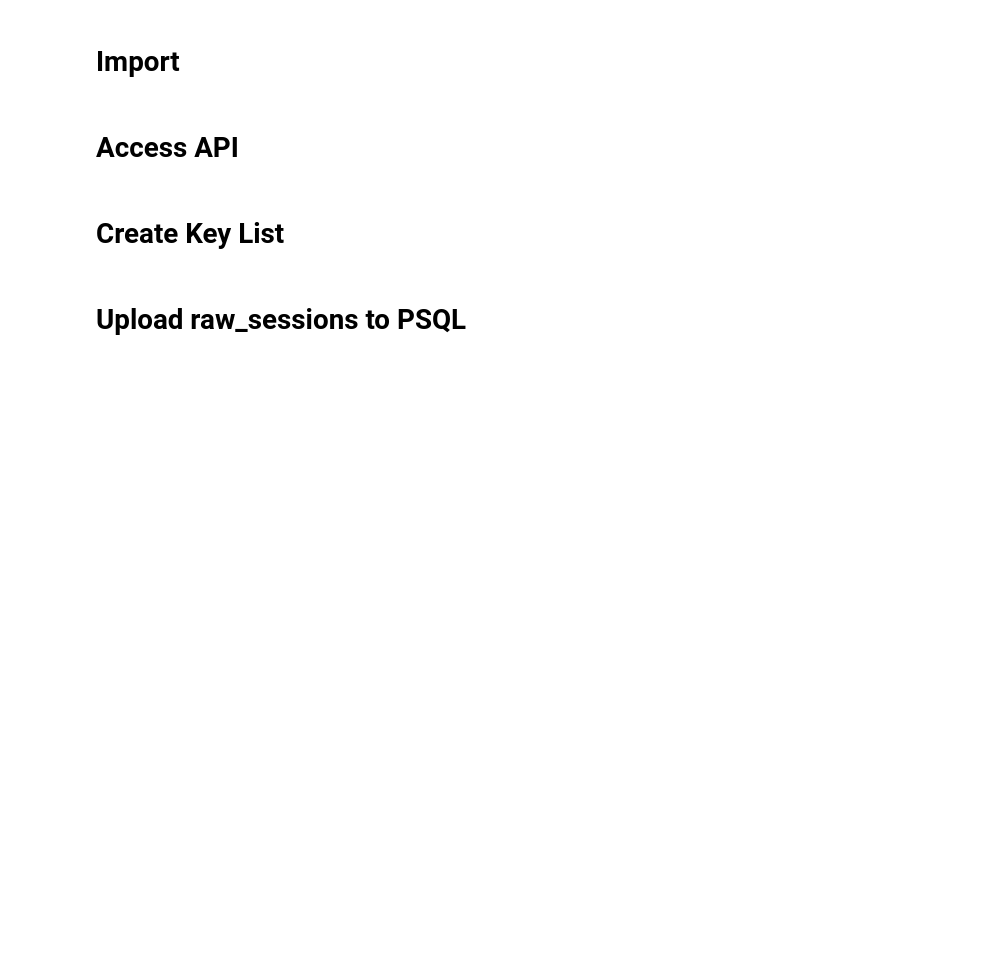
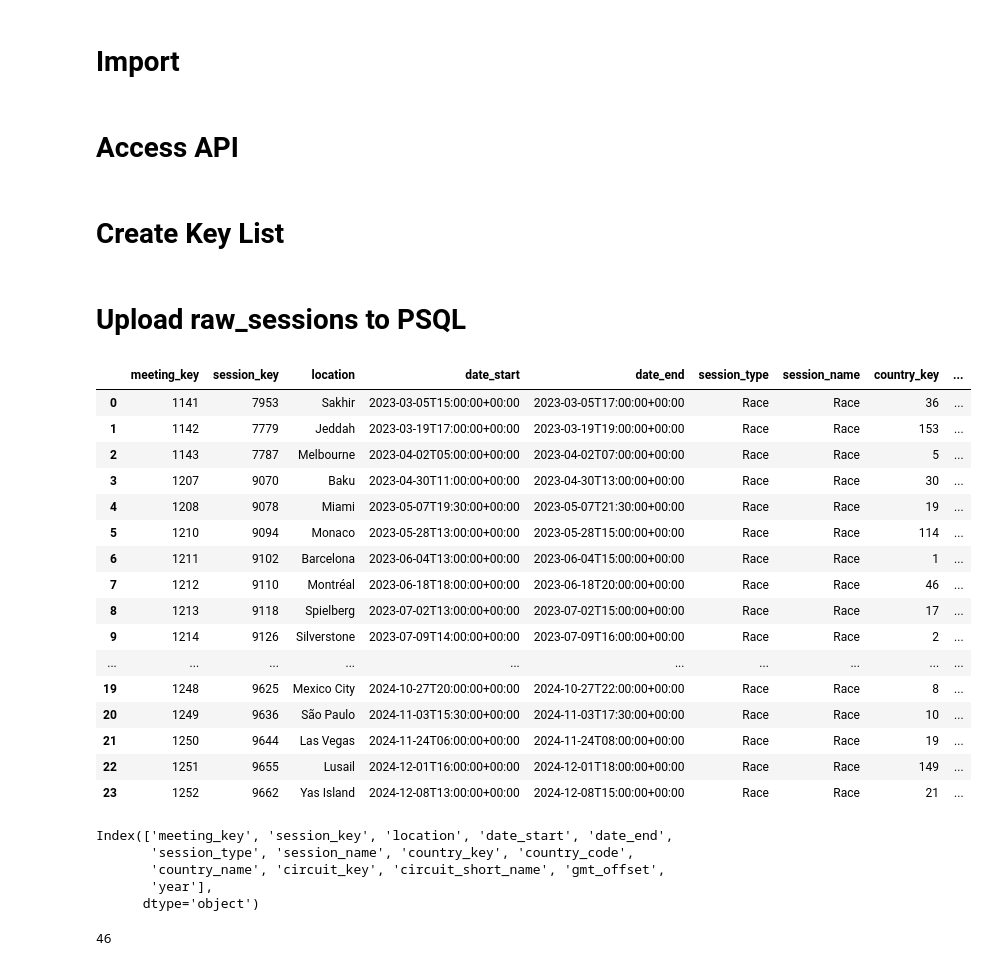
Before and after one commit to sivajeevan95-design/F1_Capstone, a Jupyter notebook: api_sessions.ipynb, the cells around one changed output. Saved outputs shown, nothing was run; the diff lists cells and outputs as text; code cells hidden in the pictures; blank space fills up the shorter version.

```diff
--- a/api_sessions.ipynb
+++ b/api_sessions.ipynb
@@ -31,6 +31,34 @@ df_session_keys = df_sessions.drop(columns=['meeting_key', 'location', 'date_sta
 df_session_keys.to_csv('session_keys.csv', index=False)
 # %% [markdown]
 # Upload raw_sessions to PSQL
+# %%
+df_sessions
+# %% [output]
+|  | meeting_key | session_key | location | date_start | date_end | session_type | session_name | country_key | ... |
+| 0 | 1141 | 7953 | Sakhir | 2023-03-05T15:00:00+00:00 | 2023-03-05T17:00:00+00:00 | Race | Race | 36 | ... |
+| 1 | 1142 | 7779 | Jeddah | 2023-03-19T17:00:00+00:00 | 2023-03-19T19:00:00+00:00 | Race | Race | 153 | ... |
+| 2 | 1143 | 7787 | Melbourne | 2023-04-02T05:00:00+00:00 | 2023-04-02T07:00:00+00:00 | Race | Race | 5 | ... |
+| 3 | 1207 | 9070 | Baku | 2023-04-30T11:00:00+00:00 | 2023-04-30T13:00:00+00:00 | Race | Race | 30 | ... |
+| 4 | 1208 | 9078 | Miami | 2023-05-07T19:30:00+00:00 | 2023-05-07T21:30:00+00:00 | Race | Race | 19 | ... |
+| 5 | 1210 | 9094 | Monaco | 2023-05-28T13:00:00+00:00 | 2023-05-28T15:00:00+00:00 | Race | Race | 114 | ... |
+| 6 | 1211 | 9102 | Barcelona | 2023-06-04T13:00:00+00:00 | 2023-06-04T15:00:00+00:00 | Race | Race | 1 | ... |
+| 7 | 1212 | 9110 | Montréal | 2023-06-18T18:00:00+00:00 | 2023-06-18T20:00:00+00:00 | Race | Race | 46 | ... |
+| 8 | 1213 | 9118 | Spielberg | 2023-07-02T13:00:00+00:00 | 2023-07-02T15:00:00+00:00 | Race | Race | 17 | ... |
+| 9 | 1214 | 9126 | Silverstone | 2023-07-09T14:00:00+00:00 | 2023-07-09T16:00:00+00:00 | Race | Race | 2 | ... |
+| ... | ... | ... | ... | ... | ... | ... | ... | ... | ... |
+| 19 | 1248 | 9625 | Mexico City | 2024-10-27T20:00:00+00:00 | 2024-10-27T22:00:00+00:00 | Race | Race | 8 | ... |
+| 20 | 1249 | 9636 | São Paulo | 2024-11-03T15:30:00+00:00 | 2024-11-03T17:30:00+00:00 | Race | Race | 10 | ... |
+| 21 | 1250 | 9644 | Las Vegas | 2024-11-24T06:00:00+00:00 | 2024-11-24T08:00:00+00:00 | Race | Race | 19 | ... |
+| 22 | 1251 | 9655 | Lusail | 2024-12-01T16:00:00+00:00 | 2024-12-01T18:00:00+00:00 | Race | Race | 149 | ... |
+| 23 | 1252 | 9662 | Yas Island | 2024-12-08T13:00:00+00:00 | 2024-12-08T15:00:00+00:00 | Race | Race | 21 | ... |
+# %%
+df_sessions.columns
+# %% [output]
+Index(['meeting_key', 'session_key', 'location', 'date_start', 'date_end',
+       'session_type', 'session_name', 'country_key', 'country_code',
+       'country_name', 'circuit_key', 'circuit_short_name', 'gmt_offset',
+       'year'],
+      dtype='object')
 # %%
 config = dotenv_values()
 
@@ -46,0 +92,10 @@ engine = create_engine(url, echo=False)
+# %%
+df_sessions.to_sql(name = 'raw_sessions',
+                       con = engine,
+                       schema = pg_schema,
+                       if_exists='replace',
+                       dtype=dtype_dict,
+                       index=False
+                      )
+# %% [output]
+46
```
Also changed, not shown: parts of 2 cells of this notebook, 1 other file.
